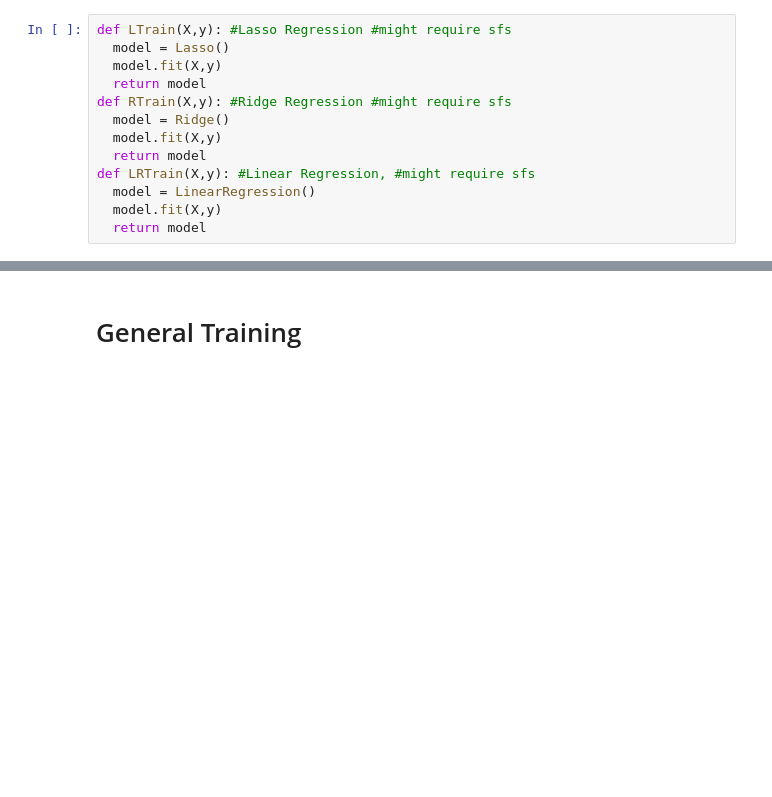
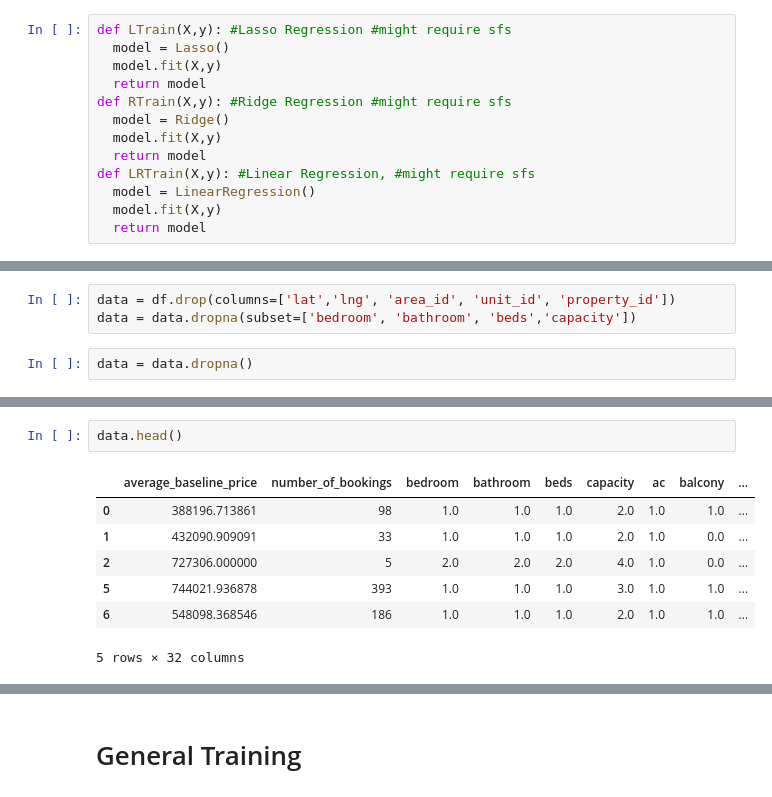
Before and after one commit to tristansuud/c241-rp03-bukitvista-room-pricing-ml, a Jupyter notebook: notebooks/Training/GeneralTrainbook.ipynb, the cells around one changed output, grey strips where cells are left out. Cells and saved outputs as stored; diff of their text form; blank space fills up the shorter version.

```diff
--- a/notebooks/Training/GeneralTrainbook.ipynb
+++ b/notebooks/Training/GeneralTrainbook.ipynb
@@ -69,0 +165,5 @@ def LRTrain(X,y): #Linear Regression, #might require sfs
+# %%
+data = df.drop(columns=['lat','lng', 'area_id', 'unit_id', 'property_id'])
+data = data.dropna(subset=['bedroom', 'bathroom', 'beds','capacity'])
+# %%
+data = data.dropna()
@@ -69,0 +190,10 @@ def LRTrain(X,y): #Linear Regression, #might require sfs
+# %%
+data.head()
+# %% [output]
+|  | average_baseline_price | number_of_bookings | bedroom | bathroom | beds | capacity | ac | balcony | ... |
+| 0 | 388196.713861 | 98 | 1.0 | 1.0 | 1.0 | 2.0 | 1.0 | 1.0 | ... |
+| 1 | 432090.909091 | 33 | 1.0 | 1.0 | 1.0 | 2.0 | 1.0 | 0.0 | ... |
+| 2 | 727306.000000 | 5 | 2.0 | 2.0 | 2.0 | 4.0 | 1.0 | 0.0 | ... |
+| 5 | 744021.936878 | 393 | 1.0 | 1.0 | 1.0 | 3.0 | 1.0 | 1.0 | ... |
+| 6 | 548098.368546 | 186 | 1.0 | 1.0 | 1.0 | 2.0 | 1.0 | 1.0 | ... |
+5 rows × 32 columns
```
Also changed, not shown: parts of 17 cells of this notebook.
